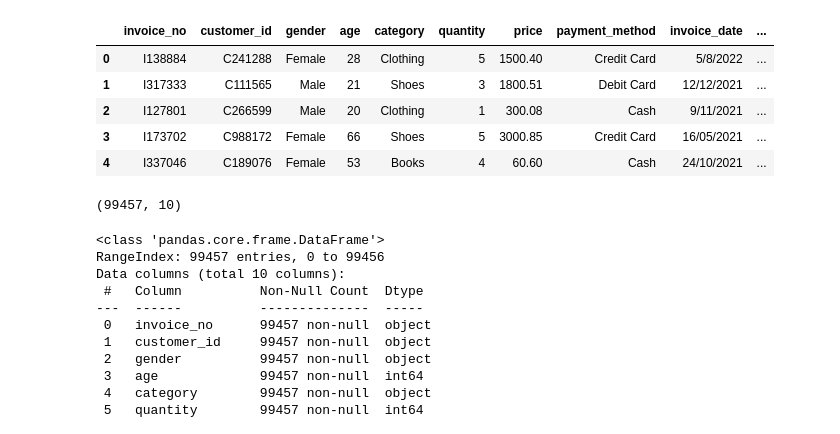
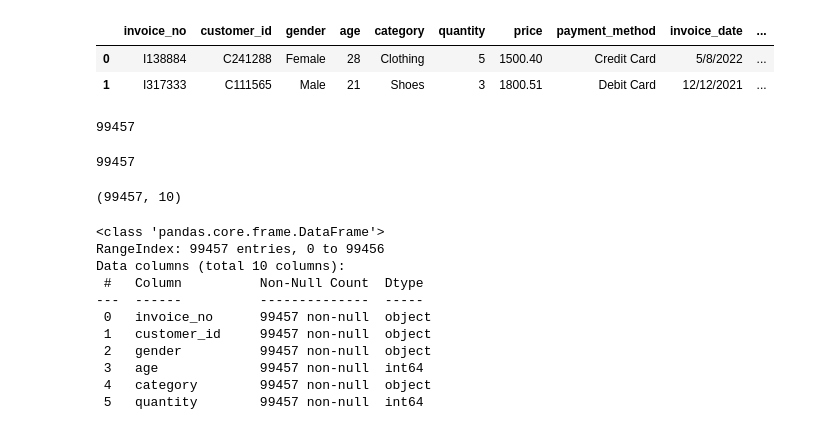
Before and after one commit to wvita1975/analisis_retail, a Jupyter notebook: retail.ipynb, the cells around one changed output. Drawn from its saved outputs; the diff is of its cells as text; code cells hidden in the pictures.

```diff
--- a/retail.ipynb
+++ b/retail.ipynb
@@ -6,15 +6,20 @@ import matplotlib.pyplot as plt
 # %%
 # Leer el data set
 import pandas as pd
 df0 = pd.read_csv('customer_shopping_data.csv')
-df0.head()
+df0.head(2)
 # %% [output]
 |  | invoice_no | customer_id | gender | age | category | quantity | price | payment_method | invoice_date | ... |
 | 0 | I138884 | C241288 | Female | 28 | Clothing | 5 | 1500.40 | Credit Card | 5/8/2022 | ... |
 | 1 | I317333 | C111565 | Male | 21 | Shoes | 3 | 1800.51 | Debit Card | 12/12/2021 | ... |
-| 2 | I127801 | C266599 | Male | 20 | Clothing | 1 | 300.08 | Cash | 9/11/2021 | ... |
-| 3 | I173702 | C988172 | Female | 66 | Shoes | 5 | 3000.85 | Credit Card | 16/05/2021 | ... |
-| 4 | I337046 | C189076 | Female | 53 | Books | 4 | 60.60 | Cash | 24/10/2021 | ... |
+# %%
+df0["invoice_no"].nunique()
+# %% [output]
+99457
+# %%
+df0["customer_id"].nunique()
+# %% [output]
+99457
 # %%
 # Determinar la cantidad de registros de la tabla (el resultado es una tupla)
 df0.shape
```
Also changed, not shown: parts of 20 cells of this notebook.
